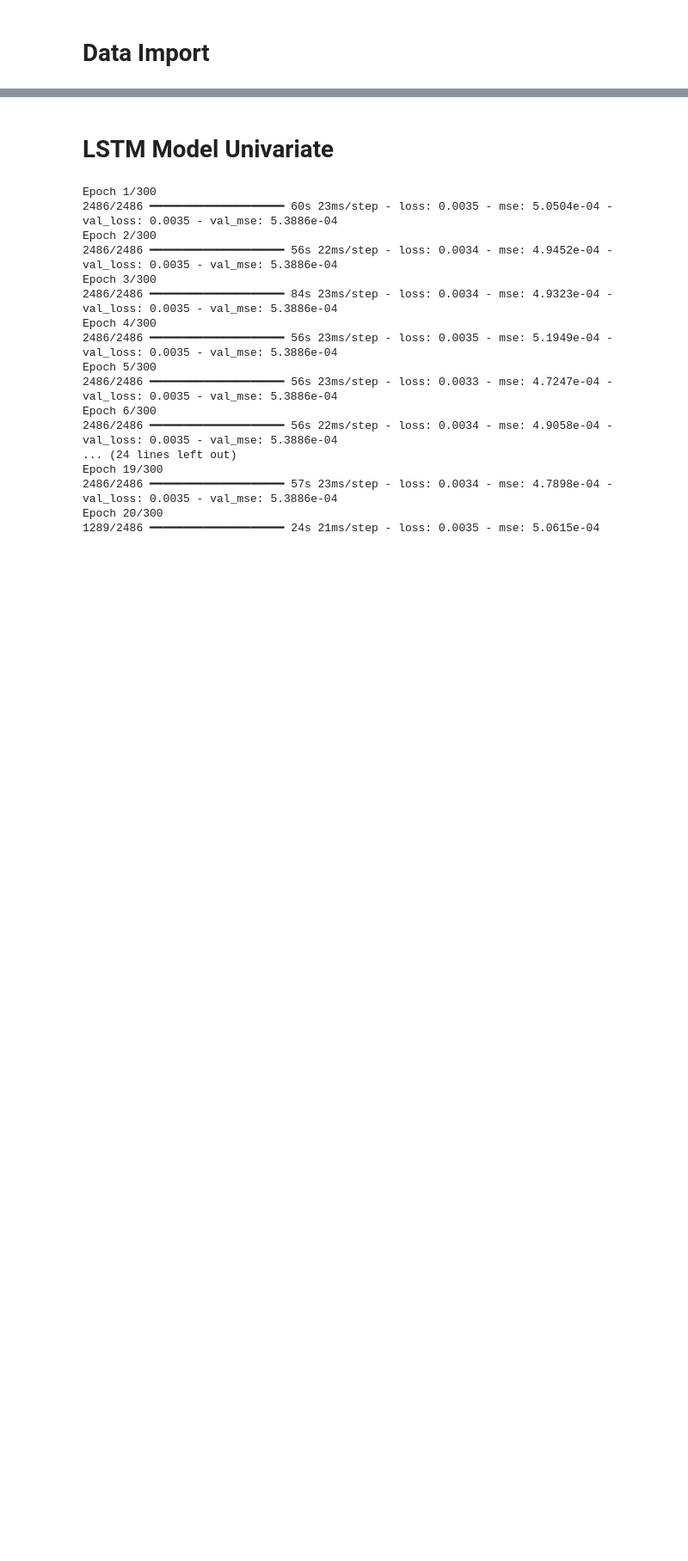
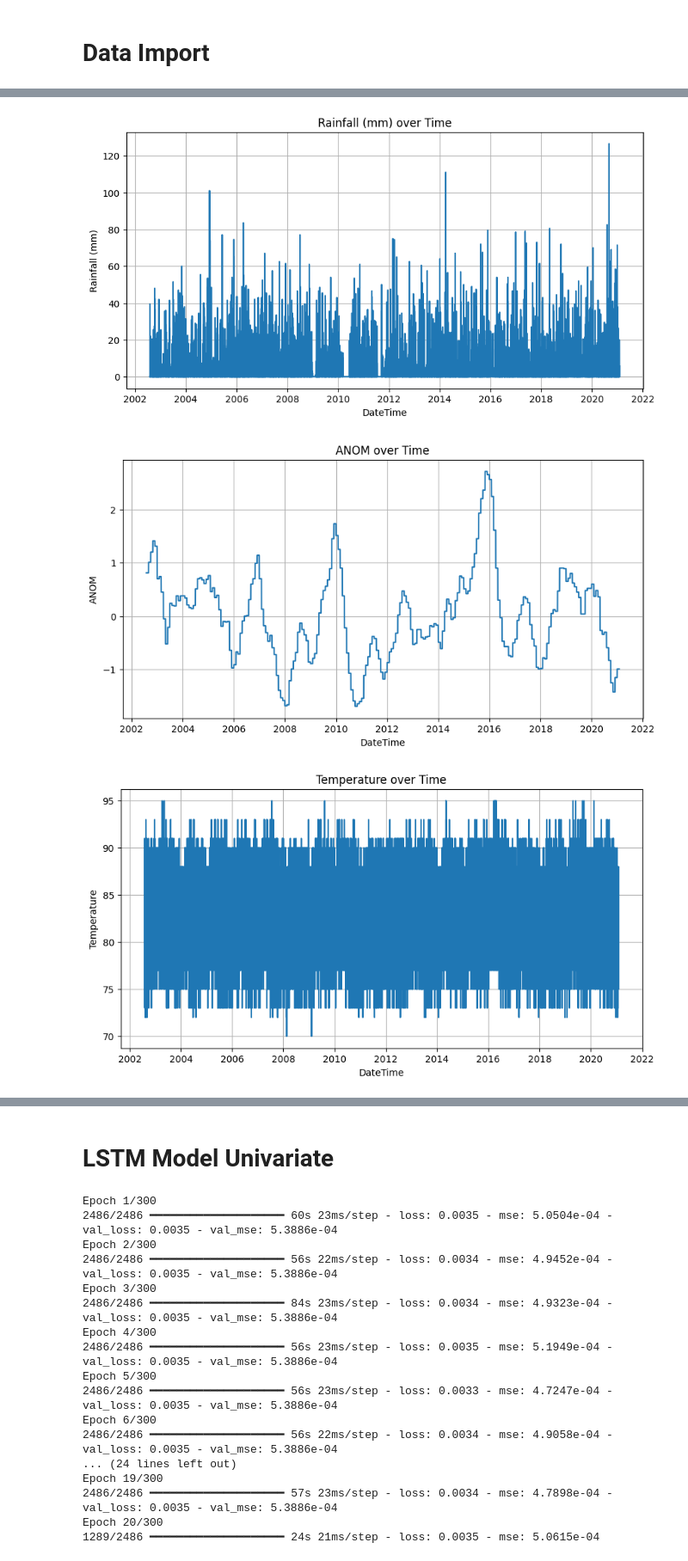
Before and after one commit to farisawal/lstm-rainfall, a Jupyter notebook: model.ipynb, the cells around one changed output, grey strips where cells are left out. Shown at 86% size. Drawn from its saved outputs; the diff is of its cells as text; code cells hidden in the pictures; blank space fills up the shorter version.

```diff
--- a/model.ipynb
+++ b/model.ipynb
@@ -46,0 +66,17 @@ Text(0.5, 0, 'Parameter')
+# %%
+# Include only the numerical values
+numerical_df = df.select_dtypes(include=['number'])
+
+# Display the first few rows of the numerical dataframe
+print(numerical_df.head())
+
+for column in numerical_df.columns:
+    plt.figure(figsize=(10, 5))
+    plt.plot(numerical_df.index, numerical_df[column])
+    plt.title(f'{column} over Time')
+    plt.xlabel('DateTime')
+    plt.ylabel(column)
+    # plt.xlim(pd.Timestamp("2021-02-01"), pd.Timestamp("2022-02-01"))
+    plt.grid(True)
+    plt.show()
+# %% [output]
@@ -46,0 +98,3 @@ Text(0.5, 0, 'Parameter')
+[figure, added]
+[figure, added]
+[figure, added]
```
Also changed, not shown: parts of 8 cells of this notebook, 5 other files.
